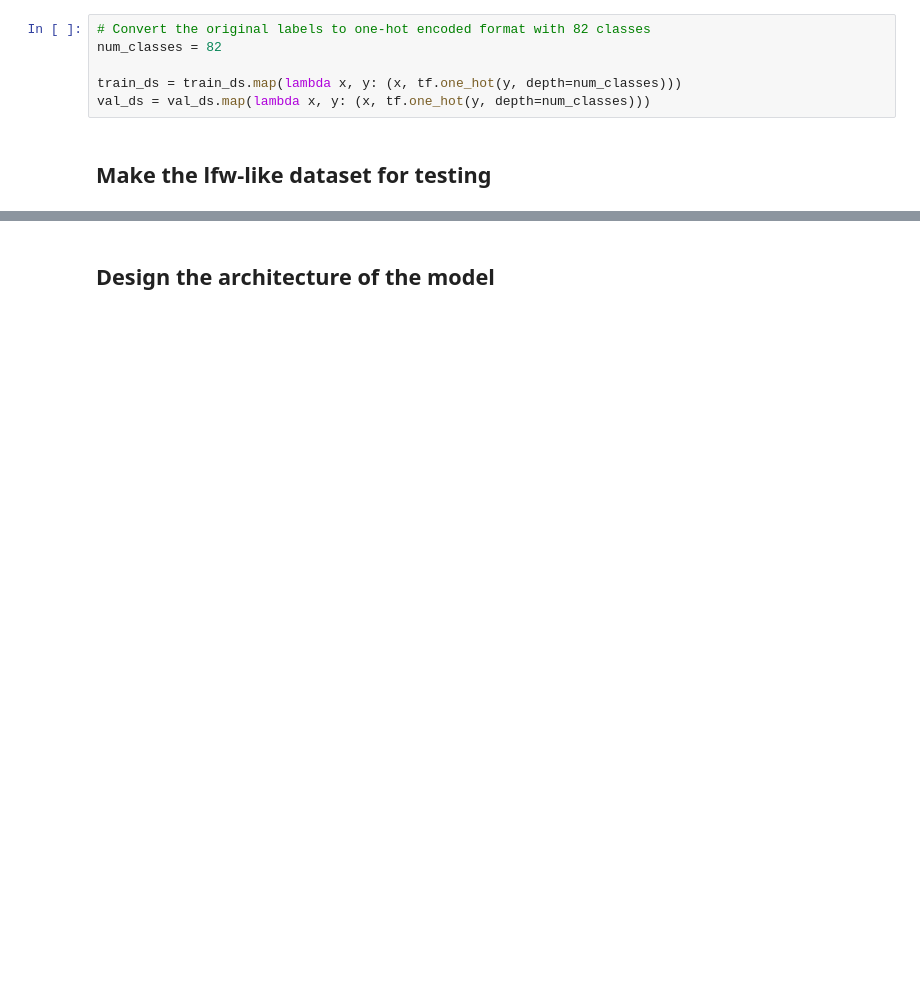
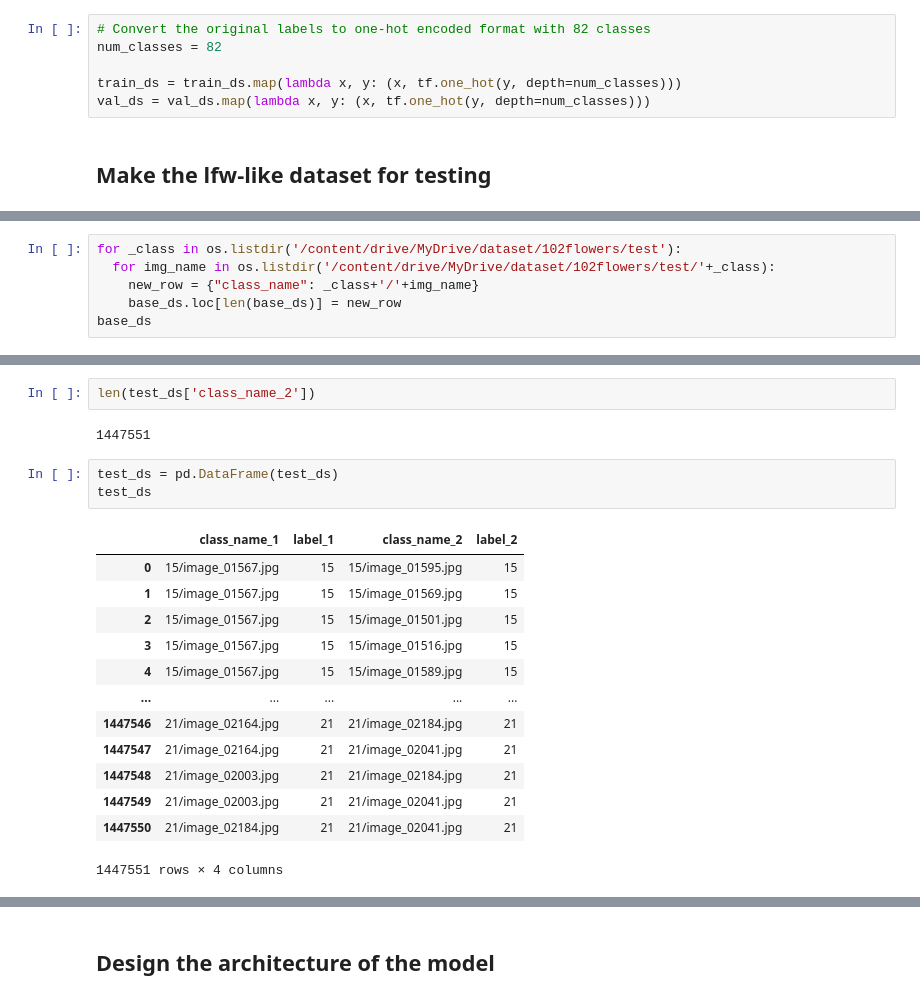
Before and after one commit to SaeedARV/Image-Similarity, a Jupyter notebook: Roshan_ImageSimilarity.ipynb, the cells around one changed output, grey strips where cells are left out. Cells and saved outputs as stored; diff of their text form; blank space fills up the shorter version.

```diff
--- a/Roshan_ImageSimilarity.ipynb
+++ b/Roshan_ImageSimilarity.ipynb
@@ -450,0 +432,6 @@ val_ds = val_ds.map(lambda x, y: (x, tf.one_hot(y, depth=num_classes)))
+# %%
+for _class in os.listdir('/content/drive/MyDrive/dataset/102flowers/test'):
+  for img_name in os.listdir('/content/drive/MyDrive/dataset/102flowers/test/'+_class):
+    new_row = {"class_name": _class+'/'+img_name}
+    base_ds.loc[len(base_ds)] = new_row
+base_ds
@@ -450,0 +495,21 @@ val_ds = val_ds.map(lambda x, y: (x, tf.one_hot(y, depth=num_classes)))
+# %%
+len(test_ds['class_name_2'])
+# %% [output]
+1447551
+# %%
+test_ds = pd.DataFrame(test_ds)
+test_ds
+# %% [output]
+|  | class_name_1 | label_1 | class_name_2 | label_2 |
+| 0 | 15/image_01567.jpg | 15 | 15/image_01595.jpg | 15 |
+| 1 | 15/image_01567.jpg | 15 | 15/image_01569.jpg | 15 |
+| 2 | 15/image_01567.jpg | 15 | 15/image_01501.jpg | 15 |
+| 3 | 15/image_01567.jpg | 15 | 15/image_01516.jpg | 15 |
+| 4 | 15/image_01567.jpg | 15 | 15/image_01589.jpg | 15 |
+| ... | ... | ... | ... | ... |
+| 1447546 | 21/image_02164.jpg | 21 | 21/image_02184.jpg | 21 |
+| 1447547 | 21/image_02164.jpg | 21 | 21/image_02041.jpg | 21 |
+| 1447548 | 21/image_02003.jpg | 21 | 21/image_02184.jpg | 21 |
+| 1447549 | 21/image_02003.jpg | 21 | 21/image_02041.jpg | 21 |
+| 1447550 | 21/image_02184.jpg | 21 | 21/image_02041.jpg | 21 |
+1447551 rows × 4 columns
```
Also changed, not shown: parts of 74 cells of this notebook.
